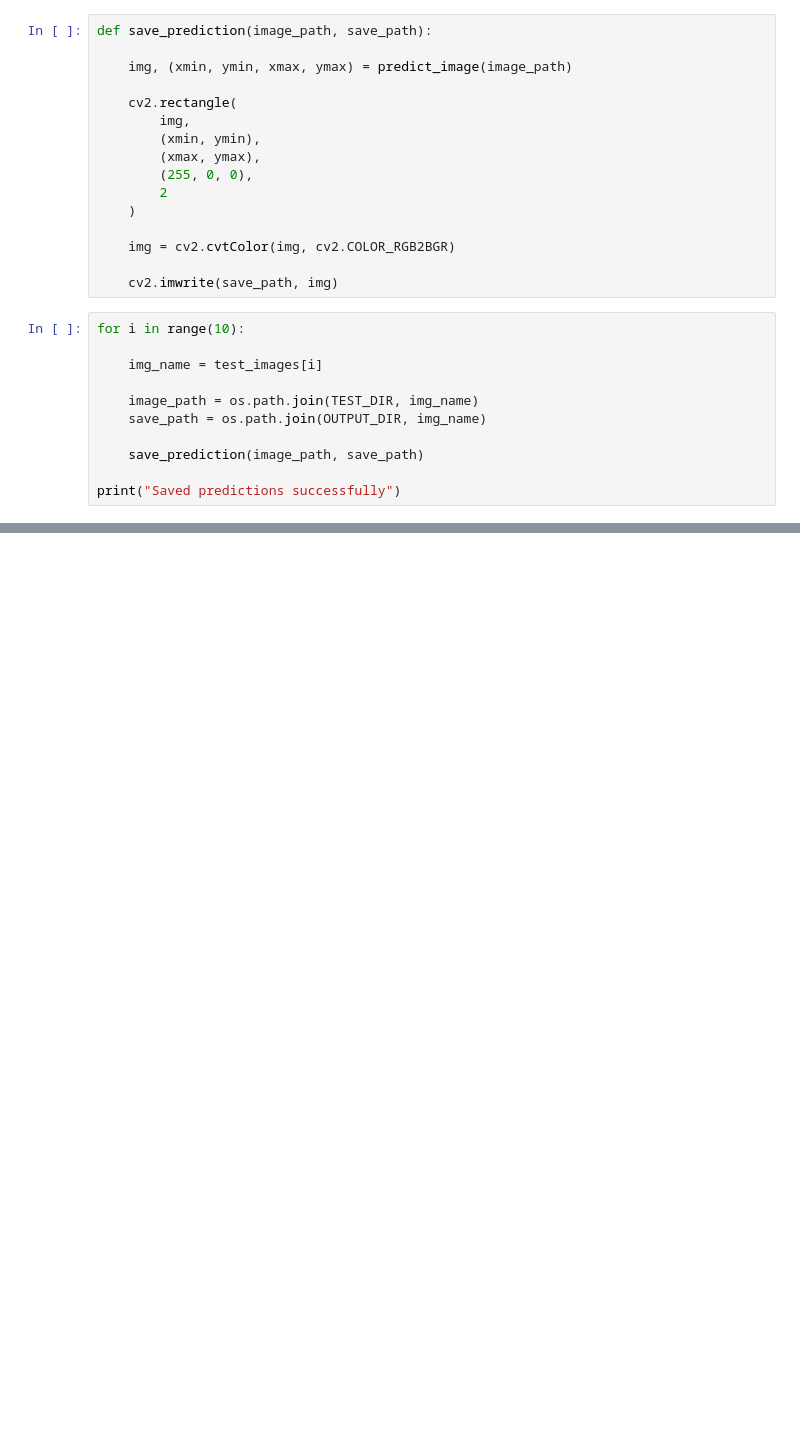
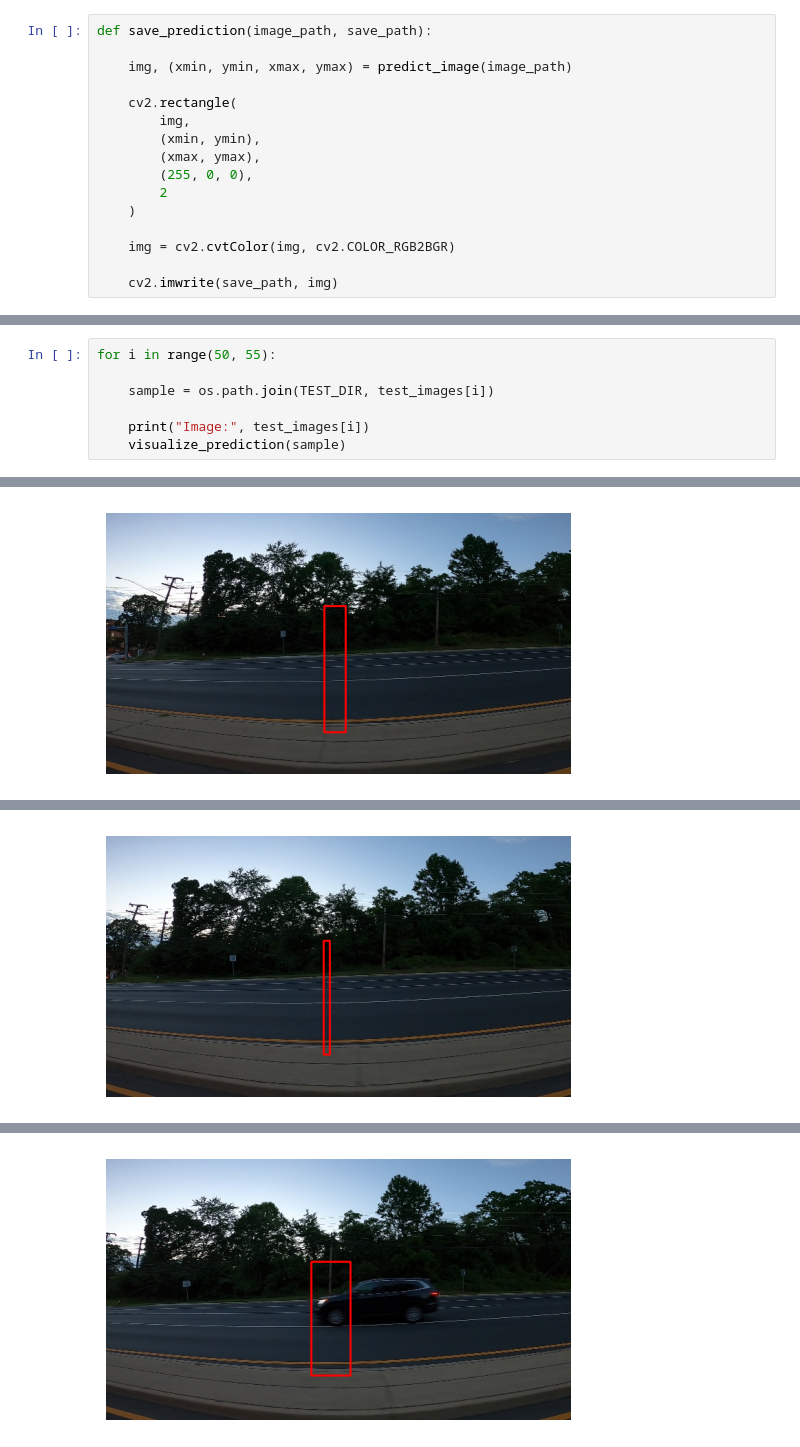
Before and after one commit to nishtha911/car-image-classification, a Jupyter notebook: evaluation/predict_visualize.ipynb, the cells around one changed output, grey strips where cells are left out. Drawn from its saved outputs; the diff is of its cells as text; blank space fills up the shorter version.

```diff
--- a/evaluation/predict_visualize.ipynb
+++ b/evaluation/predict_visualize.ipynb
@@ -109,14 +107,3 @@ def save_prediction(image_path, save_path):
     img = cv2.cvtColor(img, cv2.COLOR_RGB2BGR)
 
     cv2.imwrite(save_path, img)
-# %%
-for i in range(10):
-
-    img_name = test_images[i]
-
-    image_path = os.path.join(TEST_DIR, img_name)
-    save_path = os.path.join(OUTPUT_DIR, img_name)
-
-    save_prediction(image_path, save_path)
-
-print("Saved predictions successfully")
@@ -134,0 +110,8 @@ Saved predictions successfully
+# %%
+for i in range(50, 55):
+
+    sample = os.path.join(TEST_DIR, test_images[i])
+
+    print("Image:", test_images[i])
+    visualize_prediction(sample)
+# %% [output]
@@ -134,0 +120 @@ Saved predictions successfully
+[figure, added]
@@ -134,0 +123 @@ Saved predictions successfully
+[figure, added]
@@ -134,0 +126 @@ Saved predictions successfully
+[figure, added]
```
Also changed, not shown: parts of 7 cells of this notebook, 19 other files.
